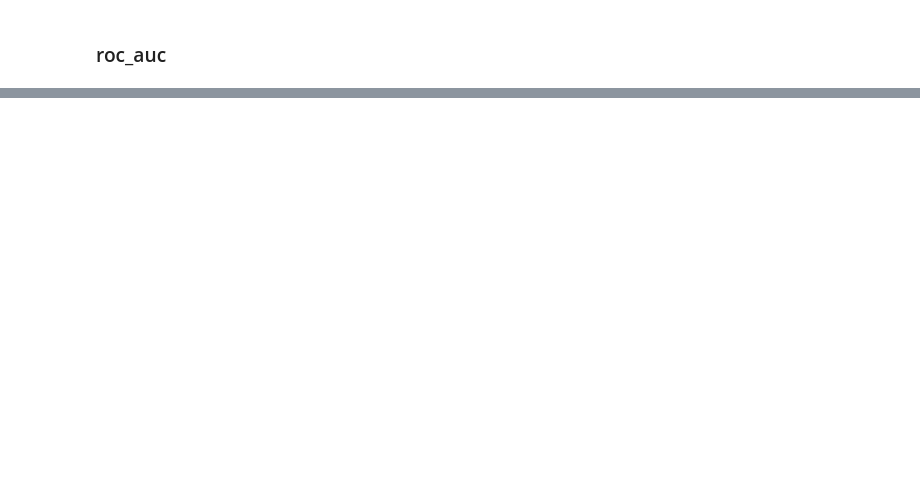
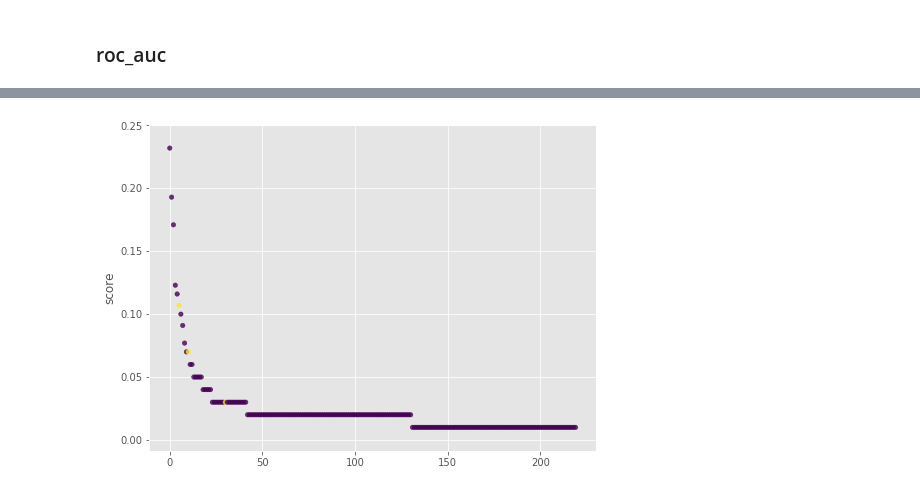
Before and after one commit to yang-zhang/evaluation, a Jupyter notebook: model_evaluation.ipynb, the cells around one changed output, grey strips where cells are left out. Drawn from its saved outputs; the diff is of its cells as text; code cells hidden in the pictures; blank space fills up the shorter version.

```diff
--- a/model_evaluation.ipynb
+++ b/model_evaluation.ipynb
@@ -383,0 +467,7 @@ plt.plot(ns[20:60], ll_1[20:60], ll_2[20:60])
+# %%
+plt.figure(figsize=(8, 6))
+plt.scatter(range(len(y_score)), y_score, c=y_true, s=20, alpha=.8)
+plt.ylabel('score')
+plt.show()
+# %% [output]
+[figure, added]
```
Also changed, not shown: parts of 12 cells of this notebook, 2 other files.
